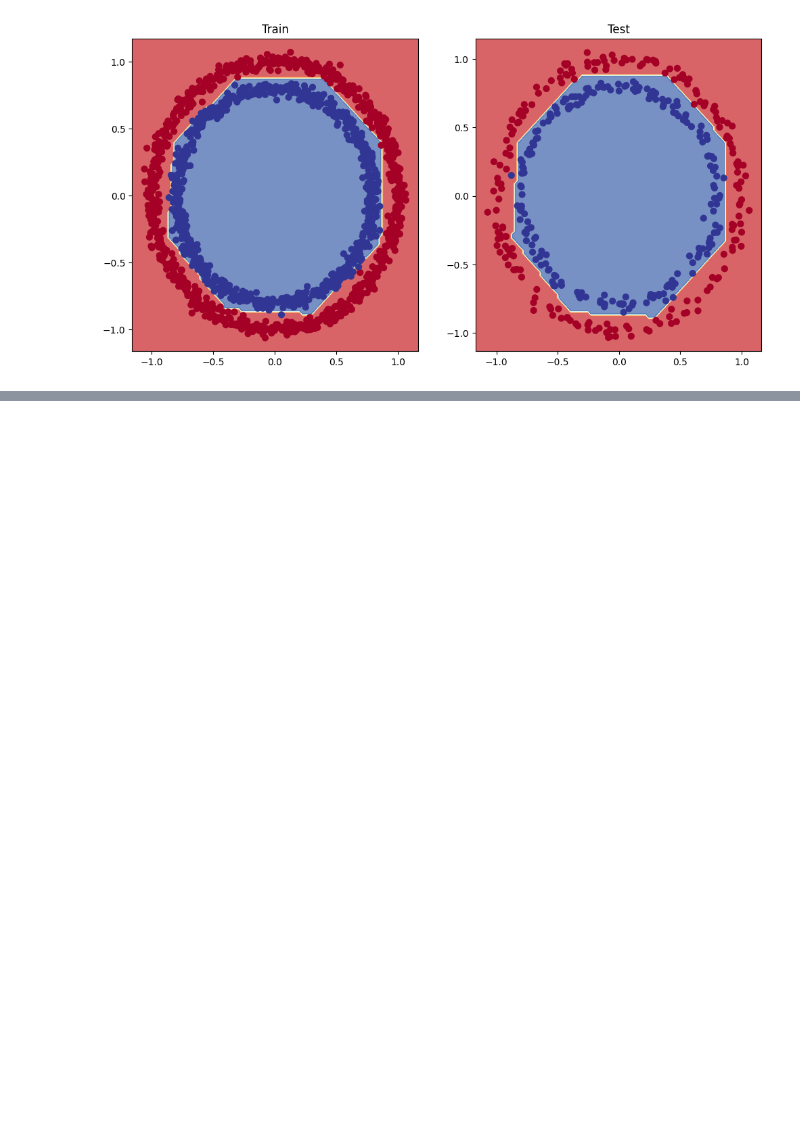
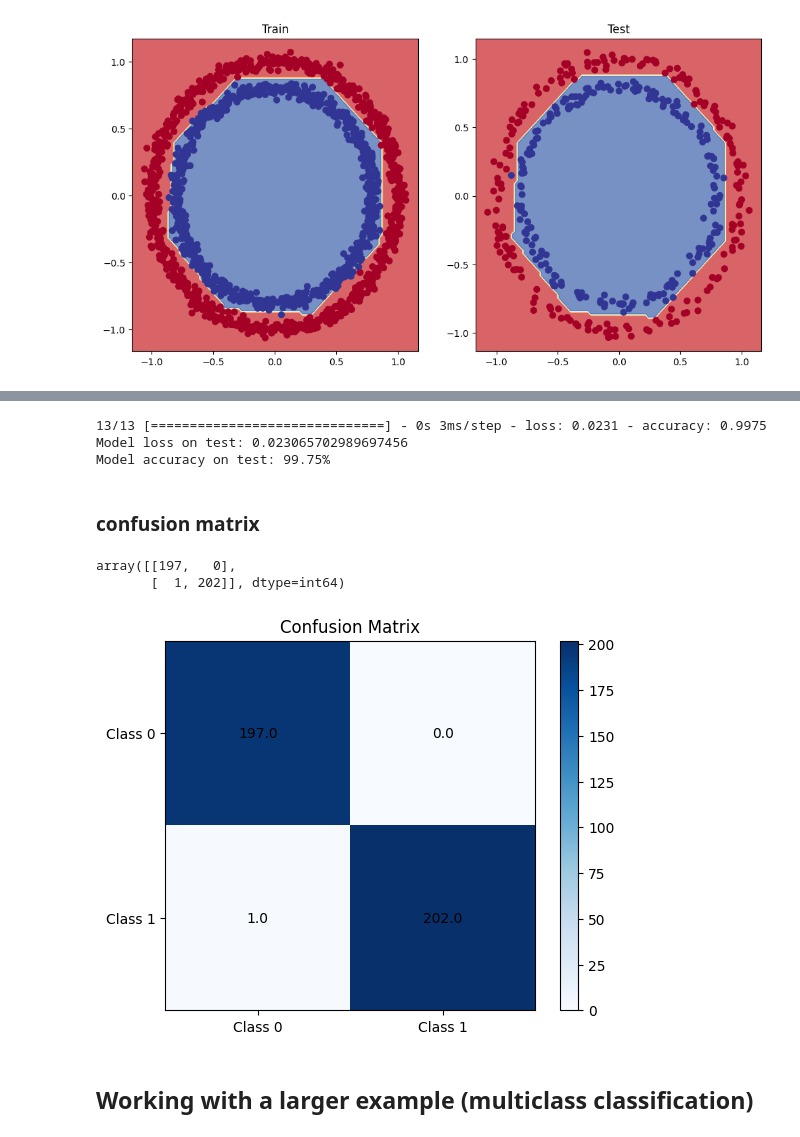
Before and after one commit to Meta-c/Tensorflow-Certificate-preparation, a Jupyter notebook: 02_neural_network_classification_tensorflow.ipynb, the cells around one changed output, grey strips where cells are left out. Cells and saved outputs as stored; diff of their text form; code cells hidden in the pictures; blank space fills up the shorter version.

```diff
--- a/02_neural_network_classification_tensorflow.ipynb
+++ b/02_neural_network_classification_tensorflow.ipynb
@@ -417,0 +443,68 @@ doing binary classification
+# %%
+# check accuracy of our model
+loss, accuracy  = model.evaluate(X_test,y_test)
+print(f"Model loss on test: {loss}")
+print(f"Model accuracy on test: {(accuracy*100):.2f}%")
+# %% [output]
+13/13 [==============================] - 0s 3ms/step - loss: 0.0231 - accuracy: 0.9975
+Model loss on test: 0.023065702989697456
+Model accuracy on test: 99.75%
+# %% [markdown]
+### confusion matrix
+# %%
+# create confusion matrix
+
+from sklearn.metrics import confusion_matrix
+
+# make predictions
+y_preds= model.predict(X_test)
+
+# create
+
+confusion_matrix(y_test,tf.round(y_preds))
+# %% [output]
+array([[197,   0],
+       [  1, 202]], dtype=int64)
+# %%
+import matplotlib.pyplot as plt
+import numpy as np
+
+# Define the true labels and predicted labels
+y_true = y_test
+y_pred = np.asarray(tf.round(y_preds),dtype="int32")
+
+# Define the classes
+classes = ['Class 0', 'Class 1']
+
+# Create the confusion matrix
+confusion_matrix = np.zeros((2, 2))
+for i in range(len(y_true)):
+    confusion_matrix[y_true[i]][y_pred[i]] += 1
+
+# Define the figure and axis
+fig, ax = plt.subplots()
+im = ax.imshow(confusion_matrix, cmap='Blues')
+
+# Add the labels to the axis
+ax.set_xticks(np.arange(len(classes)))
+ax.set_yticks(np.arange(len(classes)))
+ax.set_xticklabels(classes)
+ax.set_yticklabels(classes)
+
+# Add the values to the cells
+for i in range(len(classes)):
+    for j in range(len(classes)):
+        text = ax.text(j, i, confusion_matrix[i][j], ha='center', va='center', color='black')
+
+# Add a title
+ax.set_title("Confusion Matrix")
+
+# Add a colorbar
+cbar = ax.figure.colorbar(im, ax=ax)
+
+# Show the plot
+plt.show()
+# %% [output]
+[figure, added]
+# %% [markdown]
+## Working with a larger example (multiclass classification)
```
Also changed, not shown: parts of 33 cells of this notebook.
